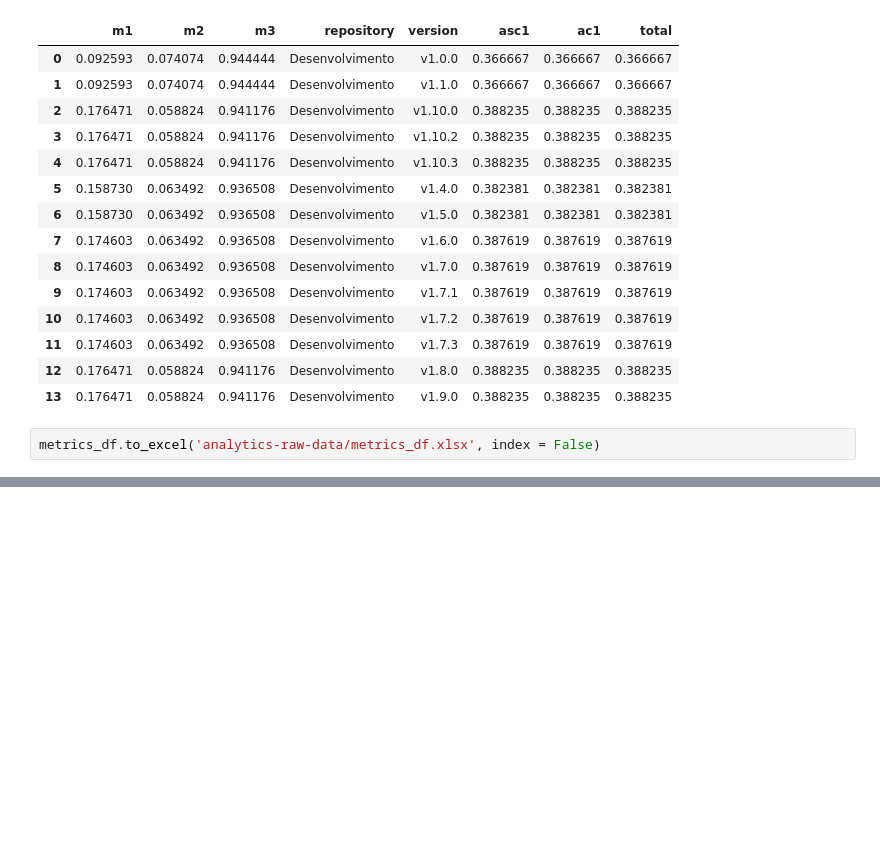
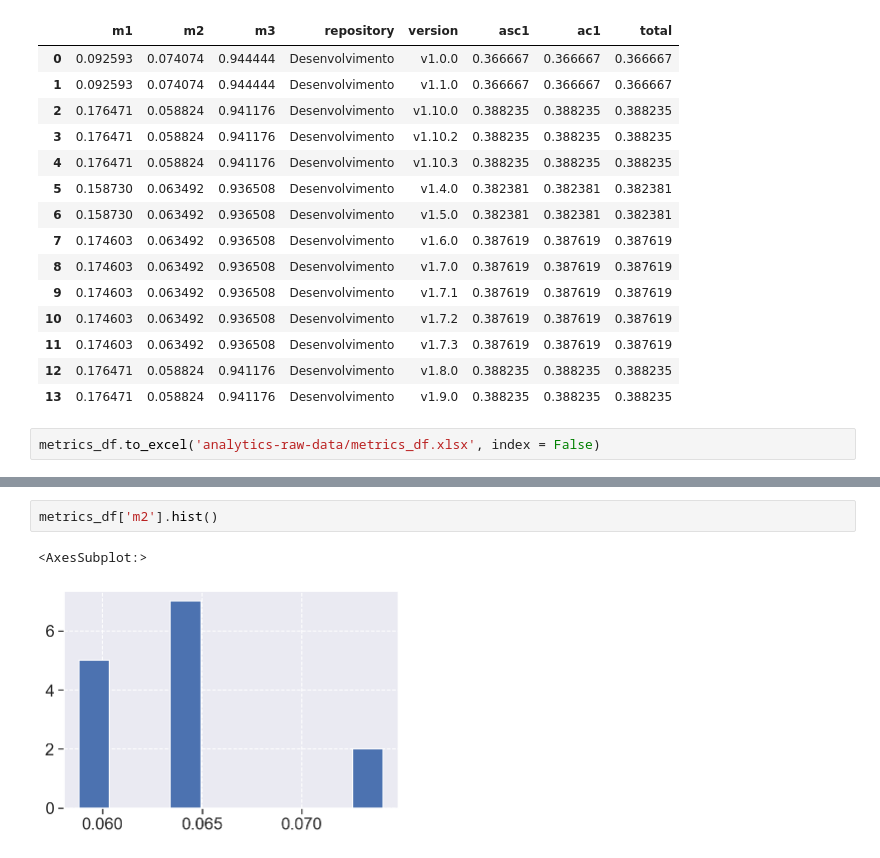
Before and after one commit to fga-eps-mds/2020.2-Violeta-Documentacao, a Jupyter notebook: docs/Projeto/analytics.ipynb, the cells around one changed output, grey strips where cells are left out. Drawn from its saved outputs; the diff is of its cells as text; blank space fills up the shorter version.

```diff
--- a/docs/Projeto/analytics.ipynb
+++ b/docs/Projeto/analytics.ipynb
@@ -359,0 +530,5 @@ metrics_df.to_excel('analytics-raw-data/metrics_df.xlsx', index = False)
+# %%
+metrics_df['m2'].hist()
+# %% [output]
+<AxesSubplot:>
+[figure, added]
```
Also changed, not shown: parts of 23 cells of this notebook.
